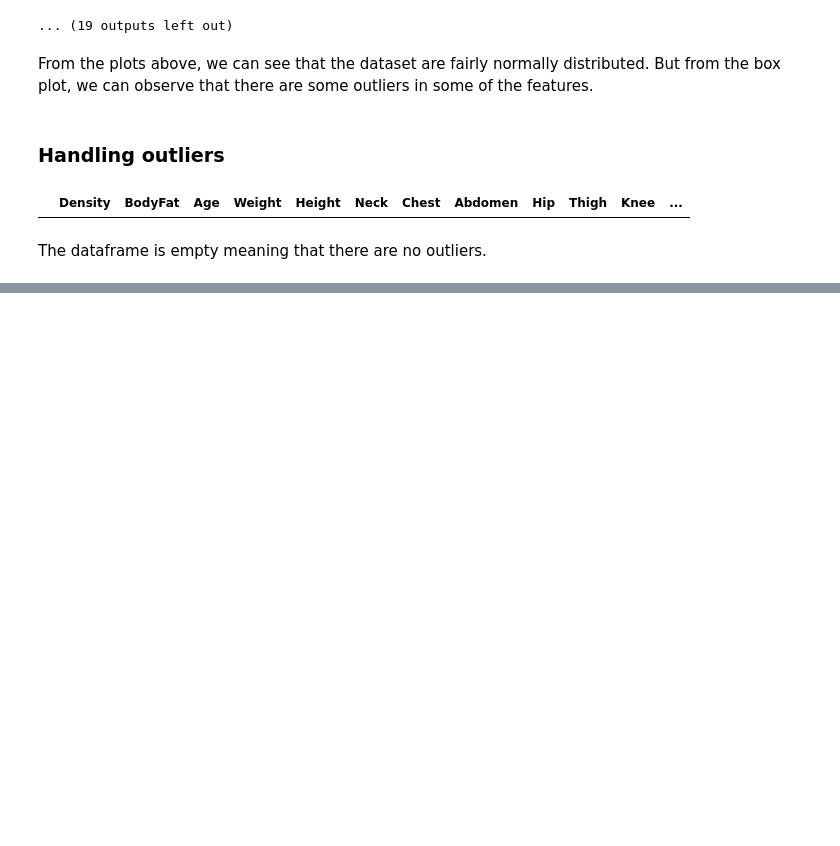
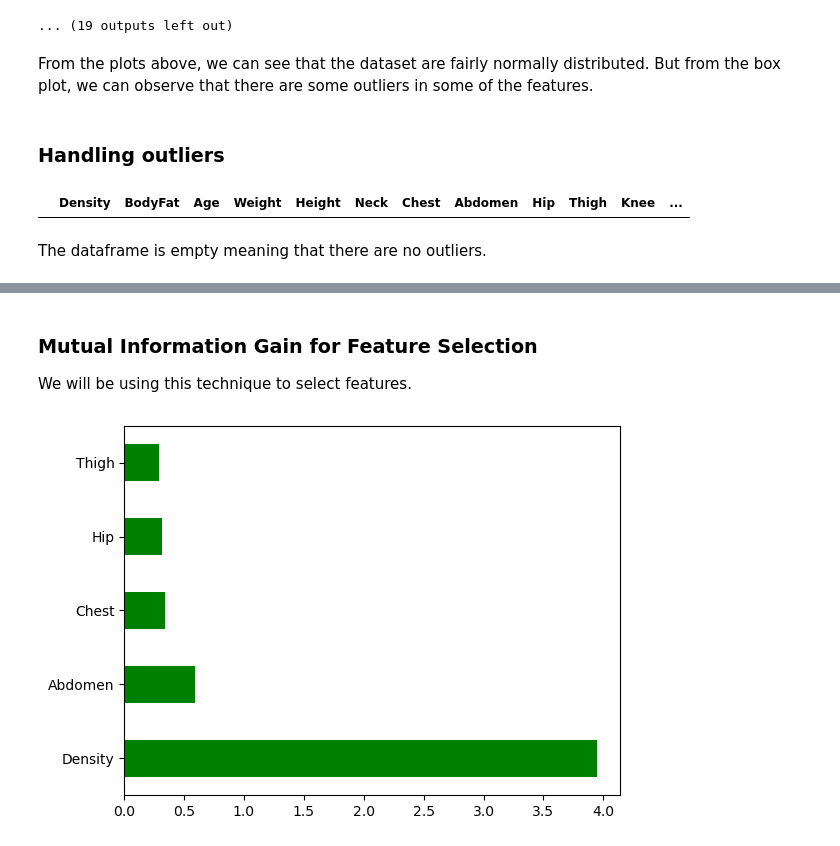
Before and after one commit to lawalsegun2025/body_fat_estimator, a Jupyter notebook: body_fat_predictor.ipynb, the cells around one changed output, grey strips where cells are left out. Drawn from its saved outputs; the diff is of its cells as text; code cells hidden in the pictures; blank space fills up the shorter version.

```diff
--- a/body_fat_predictor.ipynb
+++ b/body_fat_predictor.ipynb
@@ -262,0 +254,15 @@ from sklearn.feature_selection import mutual_info_regression
+# %% [markdown]
+### Mutual Information Gain for Feature Selection
+
+We will be using this technique to select features.
+# %%
+# import mutual info regression
+from sklearn.feature_selection import mutual_info_regression
+
+# instanciate mutual_info_regression
+mr = mutual_info_regression(X, y)
+# %%
+plot_data = pd.Series(mr, index=X.columns)
+plot_data.nlargest(5).plot(kind="barh", color="green");
+# %% [output]
+[figure, added]
```
Also changed, not shown: parts of 12 cells of this notebook.
